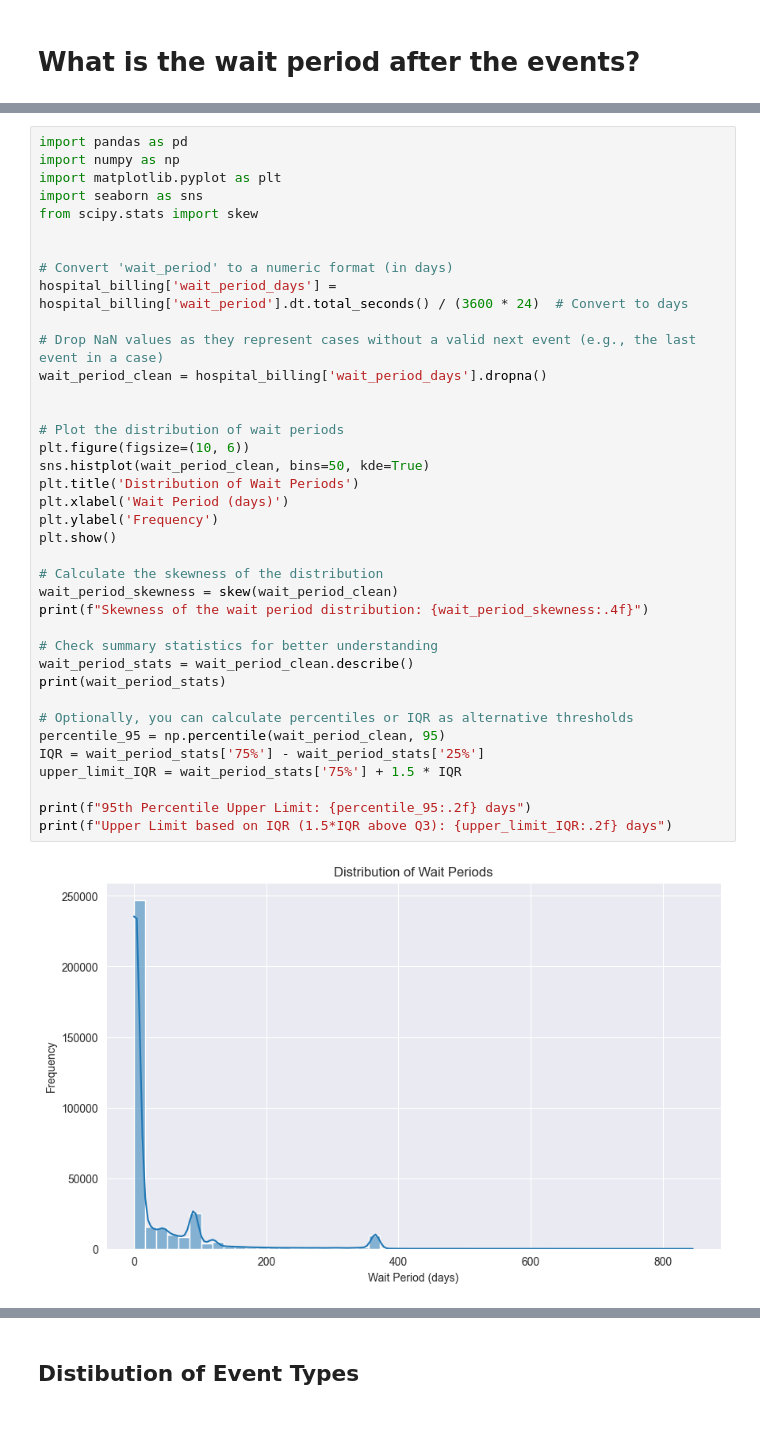
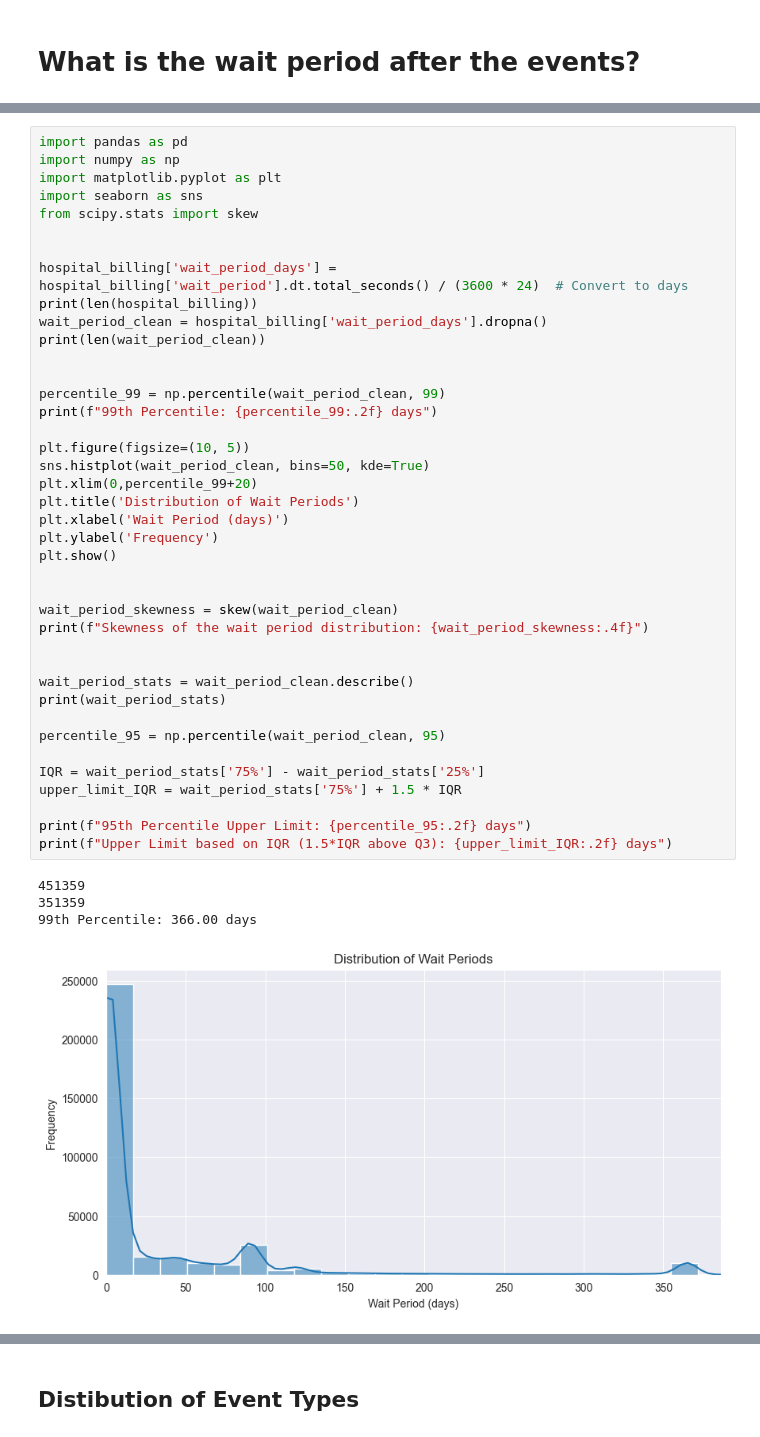
Before and after one commit to deniz0zn/Deniz_2025_BEP, a Jupyter notebook: Jupyter Notebooks/Hospital Billing - Extract and Analyze.ipynb, the cells around one changed output, grey strips where cells are left out. Cells and saved outputs as stored; diff of their text form.

Commit message:
Last updates before submission

```diff
--- a/Jupyter Notebooks/Hospital Billing - Extract and Analyze.ipynb
+++ b/Jupyter Notebooks/Hospital Billing - Extract and Analyze.ipynb
@@ -145,39 +84,44 @@ Name: wait_period, Length: 451359, dtype: timedelta64[ns]
 import pandas as pd
 import numpy as np
 import matplotlib.pyplot as plt
 import seaborn as sns
 from scipy.stats import skew
 
 
-# Convert 'wait_period' to a numeric format (in days)
 hospital_billing['wait_period_days'] = hospital_billing['wait_period'].dt.total_seconds() / (3600 * 24)  # Convert to days
-
-# Drop NaN values as they represent cases without a valid next event (e.g., the last event in a case)
+print(len(hospital_billing))
 wait_period_clean = hospital_billing['wait_period_days'].dropna()
+print(len(wait_period_clean))
 
 
-# Plot the distribution of wait periods
-plt.figure(figsize=(10, 6))
+percentile_99 = np.percentile(wait_period_clean, 99)
+print(f"99th Percentile: {percentile_99:.2f} days")
+
+plt.figure(figsize=(10, 5))
 sns.histplot(wait_period_clean, bins=50, kde=True)
+plt.xlim(0,percentile_99+20)
 plt.title('Distribution of Wait Periods')
 plt.xlabel('Wait Period (days)')
 plt.ylabel('Frequency')
 plt.show()
 
-# Calculate the skewness of the distribution
+
 wait_period_skewness = skew(wait_period_clean)
 print(f"Skewness of the wait period distribution: {wait_period_skewness:.4f}")
 
-# Check summary statistics for better understanding
+
 wait_period_stats = wait_period_clean.describe()
 print(wait_period_stats)
 
-# Optionally, you can calculate percentiles or IQR as alternative thresholds
 percentile_95 = np.percentile(wait_period_clean, 95)
+
 IQR = wait_period_stats['75%'] - wait_period_stats['25%']
 upper_limit_IQR = wait_period_stats['75%'] + 1.5 * IQR
 
 print(f"95th Percentile Upper Limit: {percentile_95:.2f} days")
 print(f"Upper Limit based on IQR (1.5*IQR above Q3): {upper_limit_IQR:.2f} days")
 # %% [output]
+451359
+351359
+99th Percentile: 366.00 days
-[figure, old version]
+[figure, new version]
```
Also changed, not shown: parts of 29 cells of this notebook, 4 other files.
